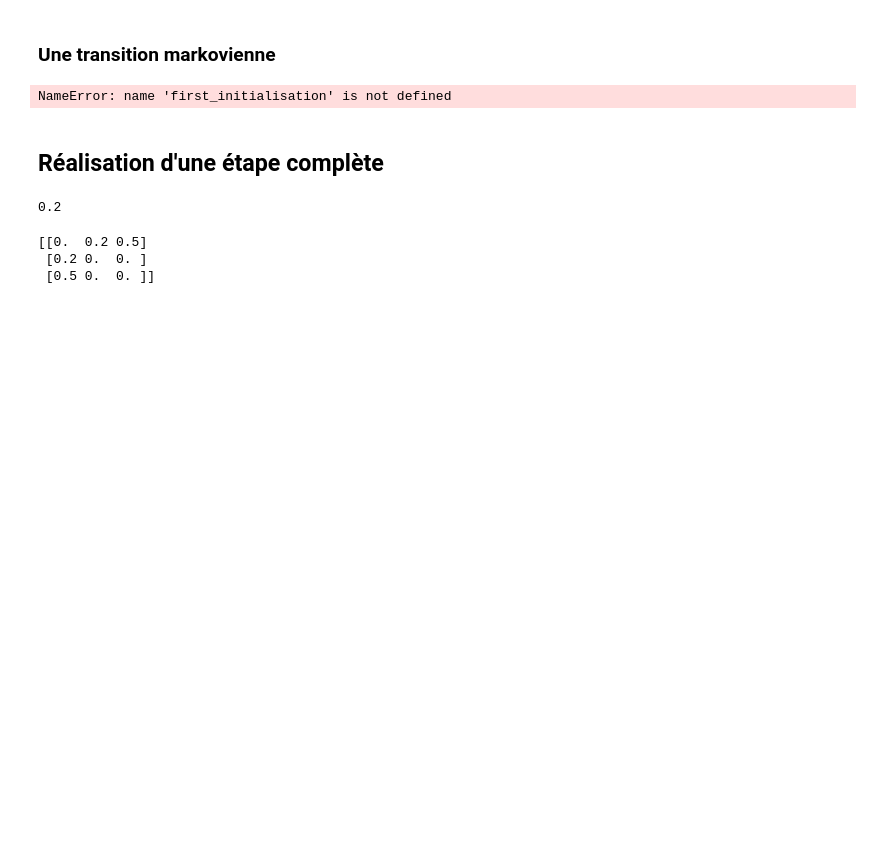
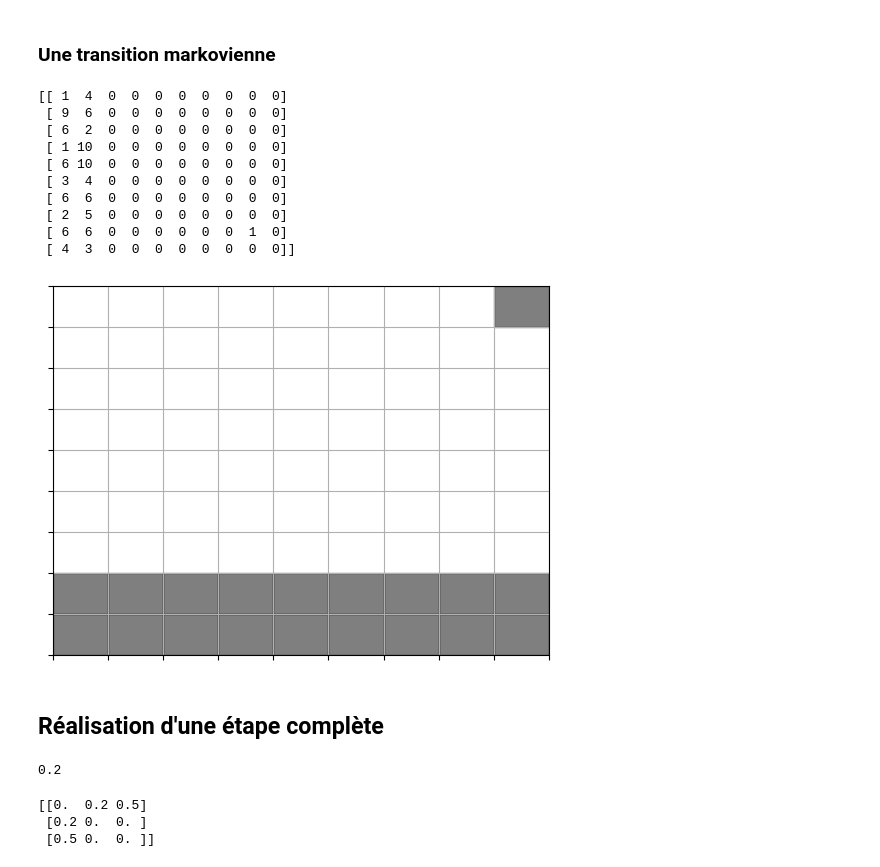
Before and after one commit to pierresara/Memristor2D, a Jupyter notebook: Simulation_test.ipynb, the cells around one changed output. Drawn from its saved outputs; the diff is of its cells as text; code cells hidden in the pictures; blank space fills up the shorter version.

```diff
--- a/Simulation_test.ipynb
+++ b/Simulation_test.ipynb
@@ -313,6 +315,7 @@ Bas : 0.0
 ### Une transition markovienne
 # %%
 def deplace(V,k,probas):
+    global traces, electrons, sites
     i,j = traces[k][-1]
     if j < N-1:
         probas = probas[i,j]
@@ -335,12 +338,23 @@ def transition(V):
     for k in range(n_el_initial):
         deplace(V,k,probas)
 # %%
-reinitialise()
-first_initialisation()
+#reinitialise()
+#first_initialisation()
 transition(4.)
+print(electrons)
 affiche_electrons_lazy(electrons)
 # %% [output]
-NameError: name 'first_initialisation' is not defined
+[[ 1  4  0  0  0  0  0  0  0  0]
+ [ 9  6  0  0  0  0  0  0  0  0]
+ [ 6  2  0  0  0  0  0  0  0  0]
+ [ 1 10  0  0  0  0  0  0  0  0]
+ [ 6 10  0  0  0  0  0  0  0  0]
+ [ 3  4  0  0  0  0  0  0  0  0]
+ [ 6  6  0  0  0  0  0  0  0  0]
+ [ 2  5  0  0  0  0  0  0  0  0]
+ [ 6  6  0  0  0  0  0  0  1  0]
+ [ 4  3  0  0  0  0  0  0  0  0]]
+[figure, added]
 # %% [markdown]
 ## Réalisation d'une étape complète
 # %%
```
Also changed, not shown: parts of 11 cells of this notebook.
